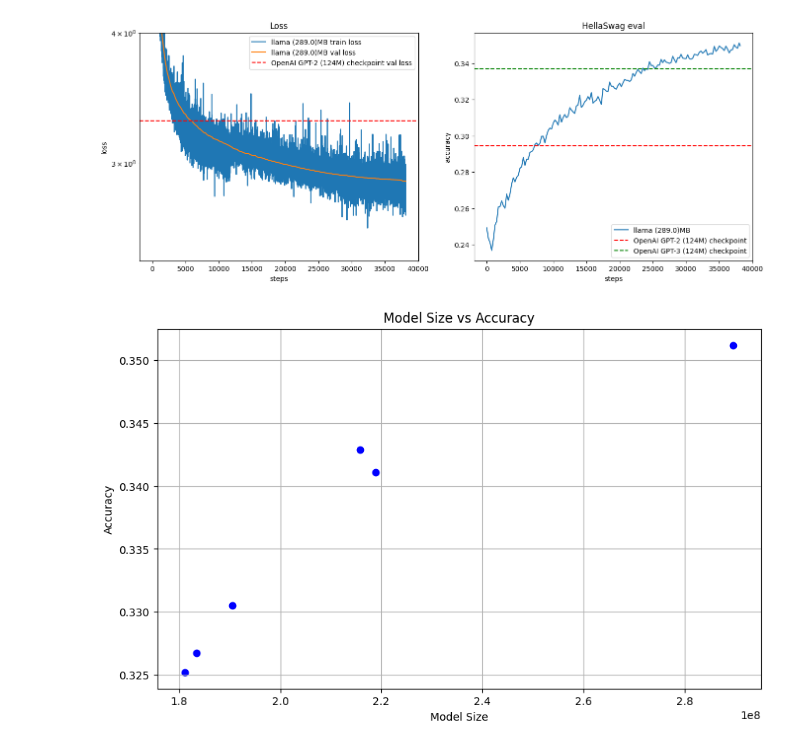
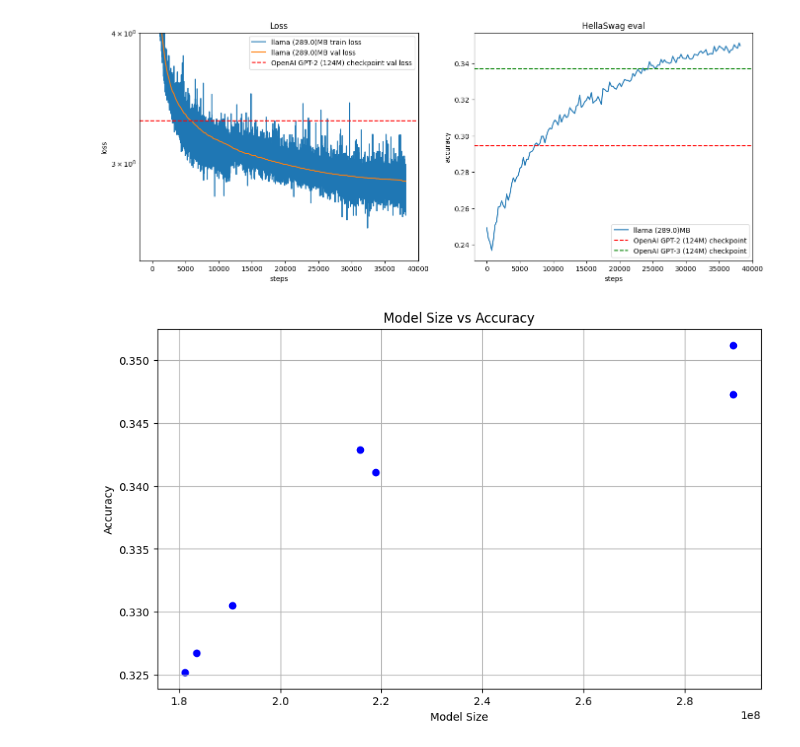
Before and after one commit to hengjiUSTC/learn-llm, a Jupyter notebook: pretrain/play_with_llama.ipynb, the cells around one changed output. Cells and saved outputs as stored; diff of their text form; code cells hidden in the pictures.

```diff
--- a/pretrain/play_with_llama.ipynb
+++ b/pretrain/play_with_llama.ipynb
@@ -682,15 +694,15 @@ Max Hellaswag eval: 0.3512
 # %%
 import matplotlib.pyplot as plt
 
-size = [181095168, 183454464, 190532352, 218850048, 215704320, 289641216]
-acc = [0.3252, 0.3267, 0.3305, 0.3411, 0.3429, 0.3512]
+size = [181095168, 183454464, 190532352, 218850048, 215704320, 289641216, 289641216]
+acc = [0.3252, 0.3267, 0.3305, 0.3411, 0.3429, 0.3512, 0.3473]
 # Create scatter plot
 plt.figure(figsize=(10, 6))
 plt.scatter(size, acc, color='blue')
 plt.title('Model Size vs Accuracy')
 plt.xlabel('Model Size')
 plt.ylabel('Accuracy')
 plt.grid(True)
 plt.show()
 # %% [output]
-[figure, old version]
+[figure, new version]
```
Also changed, not shown: parts of 2 cells of this notebook, 1 other file.
